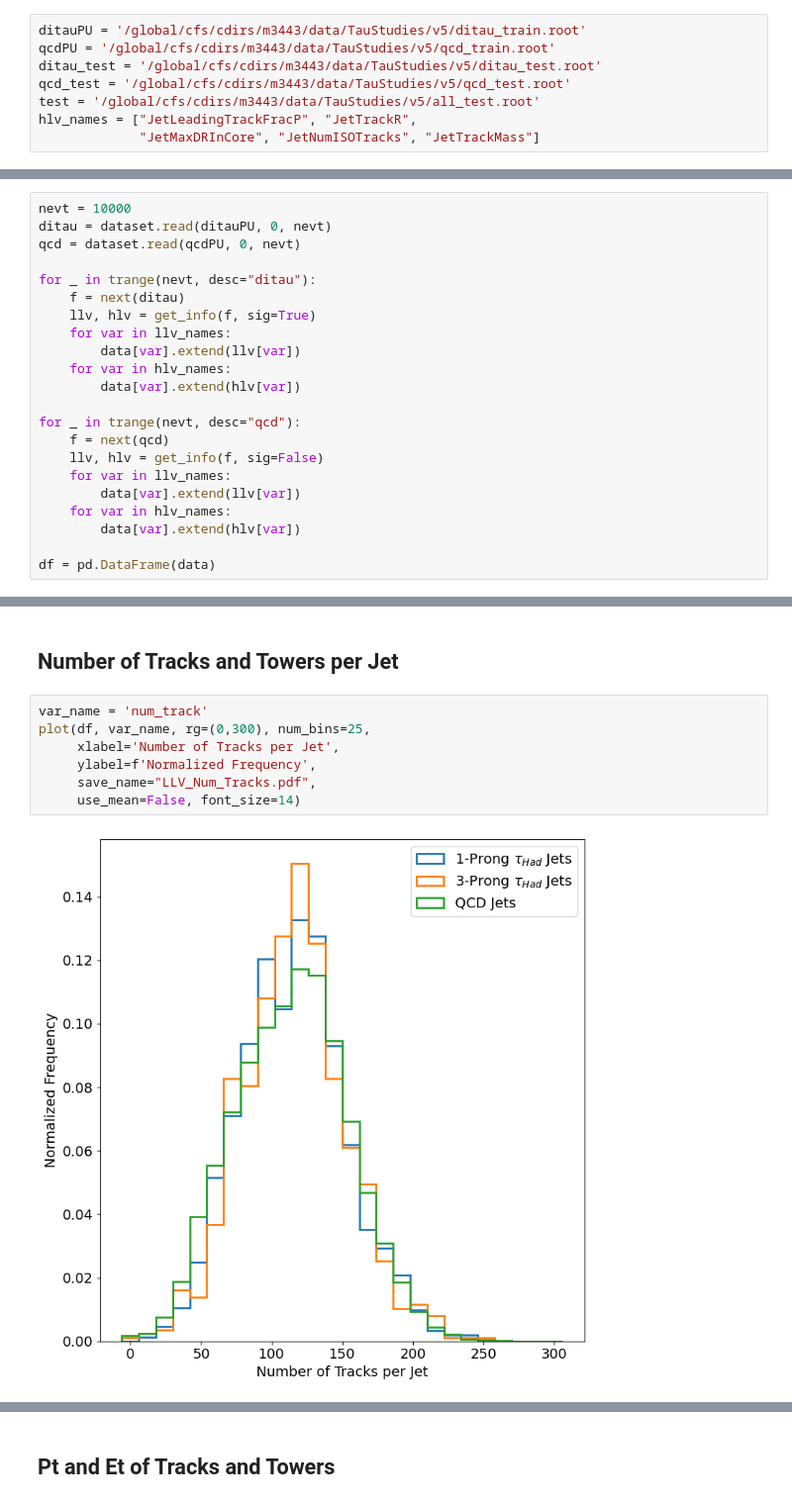
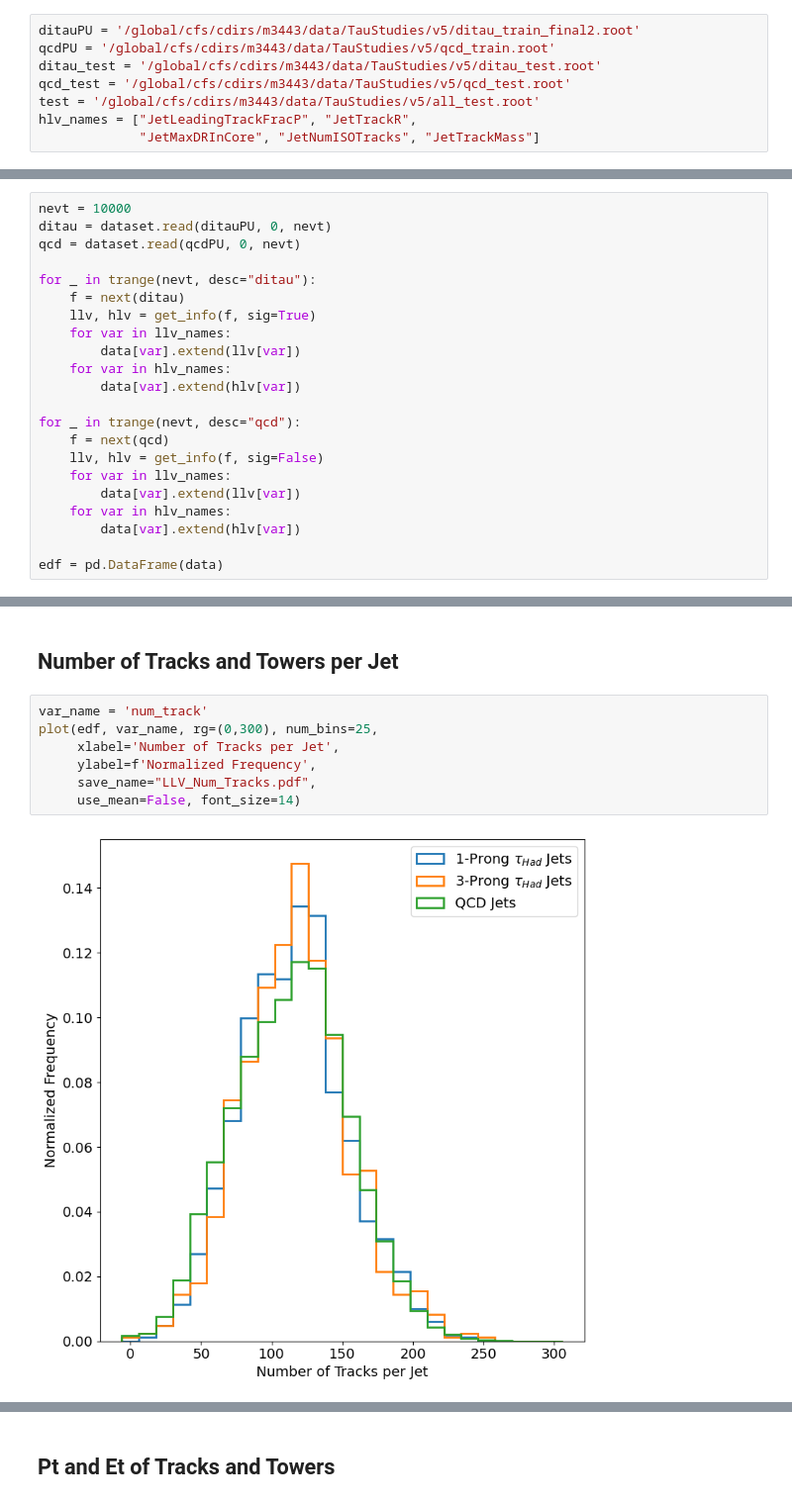
Before and after one commit to xju2/root_gnn, a Jupyter notebook: notebook/Plottings for Dataset.ipynb, the cells around one changed output, grey strips where cells are left out. Shown: that part at 99% size. Drawn from its saved outputs; the diff is of its cells as text.

Commit message:
Finished training+eval once

```diff
--- a/notebook/Plottings for Dataset.ipynb
+++ b/notebook/Plottings for Dataset.ipynb
@@ -21,7 +11,7 @@ https://github.com/tensorflow/addons
 # %% [markdown]
 # Utility Functions
 # %%
-ditauPU = '/global/cfs/cdirs/m3443/data/TauStudies/v5/ditau_train.root'
+ditauPU = '/global/cfs/cdirs/m3443/data/TauStudies/v5/ditau_train_final2.root'
 qcdPU = '/global/cfs/cdirs/m3443/data/TauStudies/v5/qcd_train.root'
 ditau_test = '/global/cfs/cdirs/m3443/data/TauStudies/v5/ditau_test.root'
 qcd_test = '/global/cfs/cdirs/m3443/data/TauStudies/v5/qcd_test.root'
@@ -197,4 +187,4 @@ for _ in trange(nevt, desc="qcd"):
     for var in hlv_names:
         data[var].extend(hlv[var])
 
-df = pd.DataFrame(data)
+edf = pd.DataFrame(data)
@@ -224,12 +213,12 @@ Type:      function
 ## Number of Tracks and Towers per Jet
 # %%
 var_name = 'num_track'
-plot(df, var_name, rg=(0,300), num_bins=25,
+plot(edf, var_name, rg=(0,300), num_bins=25,
      xlabel='Number of Tracks per Jet',
      ylabel=f'Normalized Frequency',
      save_name="LLV_Num_Tracks.pdf",
      use_mean=False, font_size=14)
 # %% [output]
-[figure, old version]
+[figure, new version]
 # %%
 var_name = 'num_tower'
```
Also changed, not shown: parts of 9 cells of this notebook, 16 other files.
